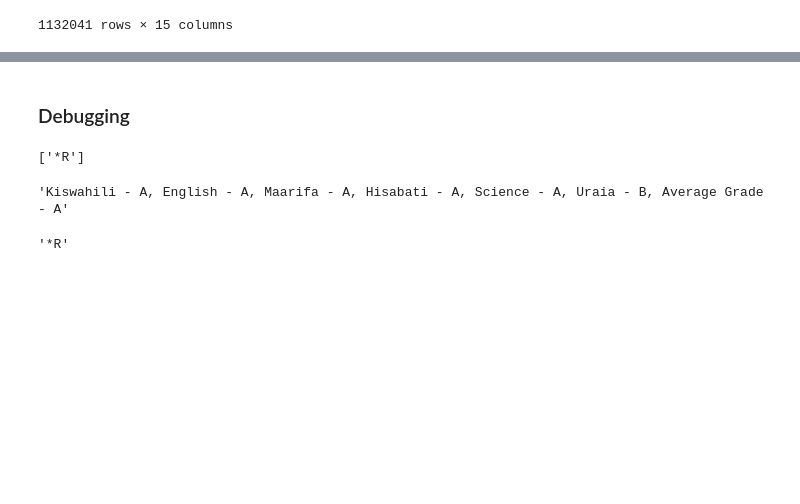
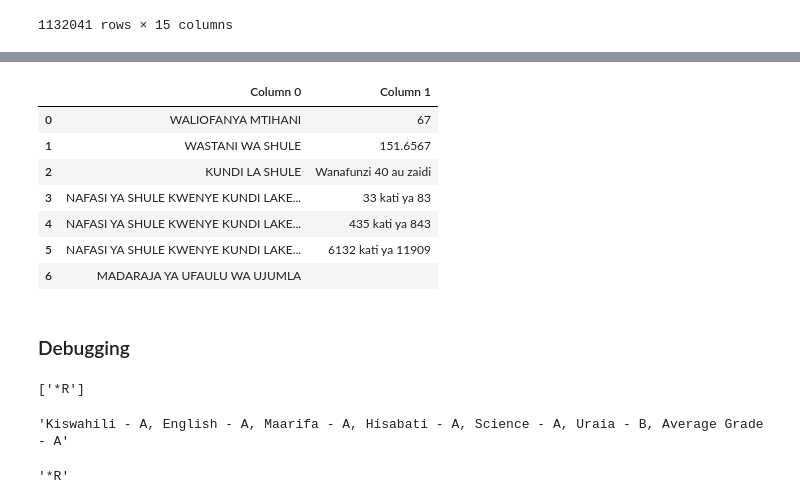
Before and after one commit to FedericoDM/indian-schools-extraction, a Jupyter notebook: tanzania/extract_2021.ipynb, the cells around one changed output, grey strips where cells are left out. Drawn from its saved outputs; the diff is of its cells as text; code cells hidden in the pictures; blank space fills up the shorter version.

Commit message:
Getting second table

```diff
--- a/tanzania/extract_2021.ipynb
+++ b/tanzania/extract_2021.ipynb
@@ -310,3 +294,7 @@ regions_df
 | 1132039 | PS3105028-0025 | 20150372403 | F | SABRINA EMANUEL SIMBA | Kiswahili - A, English - A, Maari... | A | A | B | B | B | ... |
 | 1132040 | PS3105028-0026 | 20150372404 | F | SUZEN JOHN BUHABI | Kiswahili - A, English - A, Maari... | A | A | A | B | B | ... |
 1132041 rows × 15 columns
+# %%
+r = requests.get("https://onlinesys.necta.go.tz/results/2021/psle/results/shl_ps1308027.htm", headers=headers)
+soup = BeautifulSoup(r.content, 'html.parser')
+soup
@@ -312,0 +319,21 @@ regions_df
+# %%
+text = soup.find_all("p", {"align": "LEFT"})[2]
+raw_contents = text.contents
+dicts_list = []
+for raw_content in raw_contents:
+    if isinstance(raw_content, str):
+        temp_dict = {}
+        clean_content = raw_content.replace("\n", "").replace("\r", "")
+        clean_content = clean_content.replace("  ", " ")
+
+        content_list = clean_content.split(":")
+        print(content_list)
+        if content_list[0] != '':
+            if len(content_list) == 2:
+                temp_dict["Column 0"] = content_list[0]
+                temp_dict["Column 1"] = content_list[1]
+            else:
+                temp_dict["Column 0"] = content_list[0]
+                temp_dict["Column 1"] = ''
+
+            dicts_list.append(temp_dict)
@@ -313,3 +350,14 @@ regions_df
+# %%
+pd.DataFrame.from_dict(dicts_list)
+# %% [output]
+|  | Column 0 | Column 1 |
+| 0 | WALIOFANYA MTIHANI | 67 |
+| 1 | WASTANI WA SHULE | 151.6567 |
+| 2 | KUNDI LA SHULE | Wanafunzi 40 au zaidi |
+| 3 | NAFASI YA SHULE KWENYE KUNDI LAKE... | 33 kati ya 83 |
+| 4 | NAFASI YA SHULE KWENYE KUNDI LAKE... | 435 kati ya 843 |
+| 5 | NAFASI YA SHULE KWENYE KUNDI LAKE... | 6132 kati ya 11909 |
+| 6 | MADARAJA YA UFAULU WA UJUMLA |  |
 # %%
 regions_df.to_csv("tanzania_2021_results.csv", encoding="utf-8-sig", index=False)
 # %% [markdown]
```
Also changed, not shown: parts of 3 cells of this notebook.
